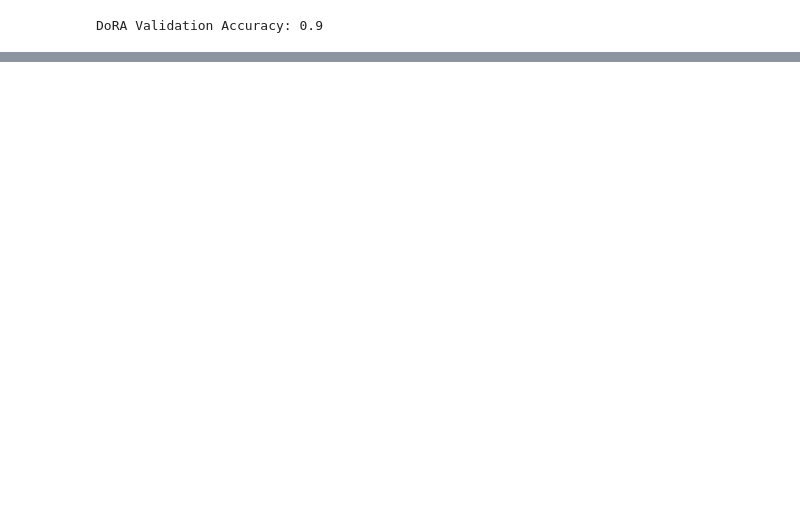
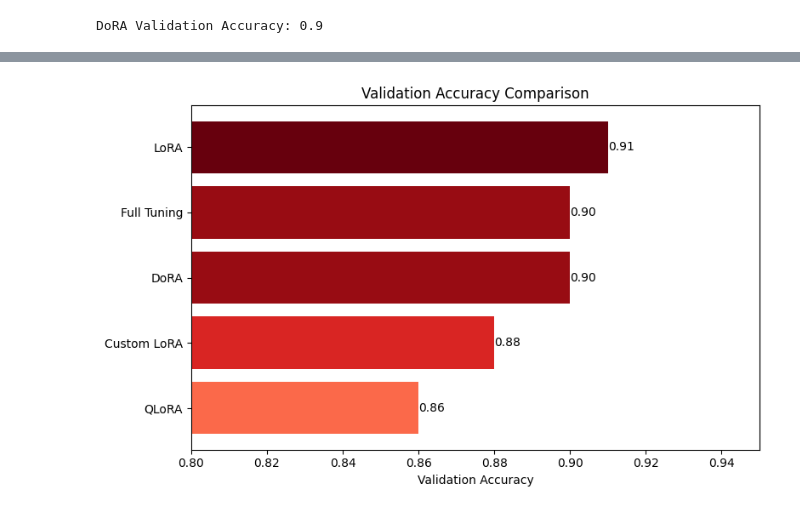
Before and after one commit to readytensor/rt_peft_publication, a Jupyter notebook: peft.ipynb, the cells around one changed output, grey strips where cells are left out. Saved outputs shown, nothing was run; the diff lists cells and outputs as text; code cells hidden in the pictures; blank space fills up the shorter version.

```diff
--- a/peft.ipynb
+++ b/peft.ipynb
@@ -336,7 +401,7 @@ def apply_peft_to_layer(module, alpha=4, rank=8, type='lora'):
         if len(list(child_module.children())) > 0:
             apply_peft_to_layer(child_module, alpha, rank, type)
 
-def get_peft_model(alpha=4, rank=8, type='lora'):
+def get_custom_peft_model(alpha=4, rank=8, type='lora'):
     """
     Load the model and apply LoRA/DoRA recursively to all applicable layers.
 
@@ -454,0 +582,3 @@ DoRA Validation Accuracy: 0.9
+# %%
+qlora_val_accuracy = evaluate_model(model, val_loader)
+print(f"QLoRA Validation Accuracy: {qlora_val_accuracy}")
@@ -454,0 +657,39 @@ DoRA Validation Accuracy: 0.9
+# %%
+# Example validation accuracy data (replace with actual data)
+val_accuracies = {
+    'QLoRA': qlora_val_accuracy,
+    'LoRA': lora_val_accuracy,
+    'DoRA': dora_val_accuracy,
+    'Custom LoRA': custom_lora_val_accuracy,
+    'Full Tuning': val_accuracy,
+}
+
+
+# Sort validation accuracies from low to high
+sorted_accuracies = dict(sorted(val_accuracies.items(), key=lambda item: item[1]))
+
+# Extract the names and values for plotting
+names = list(sorted_accuracies.keys())
+values = list(sorted_accuracies.values())
+
+norm = plt.Normalize(min(values)-0.05, max(values))
+colors = plt.cm.Reds(norm(values))
+
+
+# Create the bar chart
+plt.figure(figsize=(8, 5))
+plt.xlim(0.8, 0.95)
+plt.barh(names, values, color=colors)
+
+for index, value in enumerate(values):
+    plt.text(value, index, f'{value:.2f}', va='center')
+
+# Add labels and title
+plt.xlabel('Validation Accuracy')
+plt.title('Validation Accuracy Comparison')
+
+# Display the plot
+plt.tight_layout()
+plt.show()
+# %% [output]
+[figure, added]
```
Also changed, not shown: parts of 33 cells of this notebook, 1 other file.
